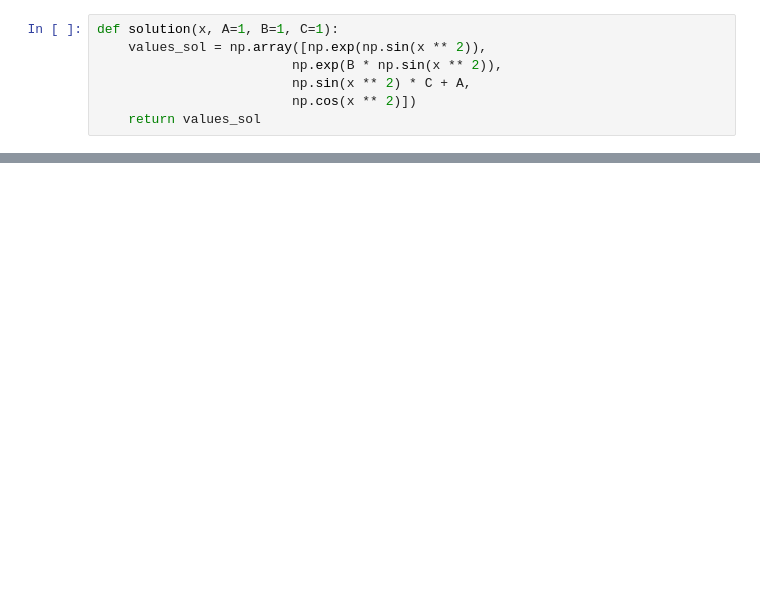
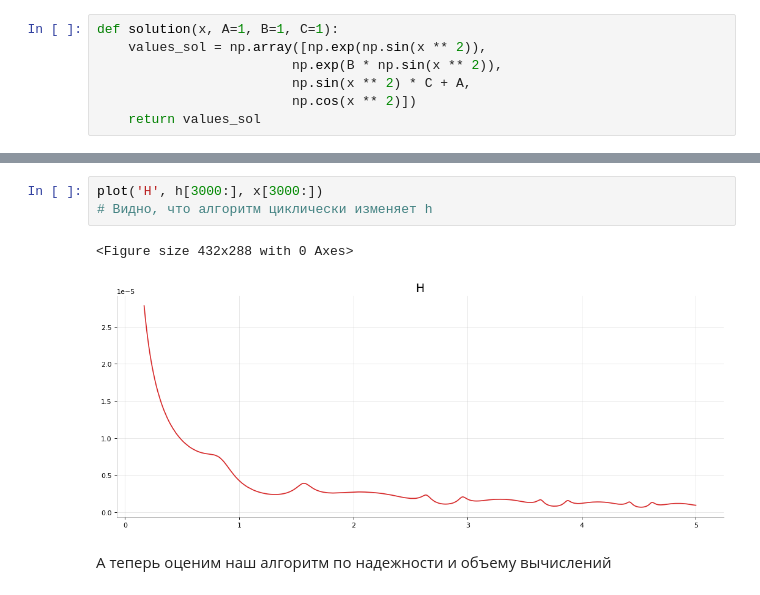
Before and after one commit to Hlibisev/num_methods, a Jupyter notebook: HW4.ipynb, the cells around one changed output, grey strips where cells are left out. Saved outputs shown, nothing was run; the diff lists cells and outputs as text; blank space fills up the shorter version.

```diff
--- a/HW4.ipynb
+++ b/HW4.ipynb
@@ -126,0 +365,8 @@ plot_loss(x, y_pred, y_truth)
+# %%
+plot('H', h[3000:], x[3000:])
+# Видно, что алгоритм циклически изменяет h
+# %% [output]
+<Figure size 432x288 with 0 Axes>
+[figure, added]
+# %% [markdown]
+А теперь оценим наш алгоритм по надежности и объему вычислений
```
Also changed, not shown: parts of 32 cells of this notebook.
